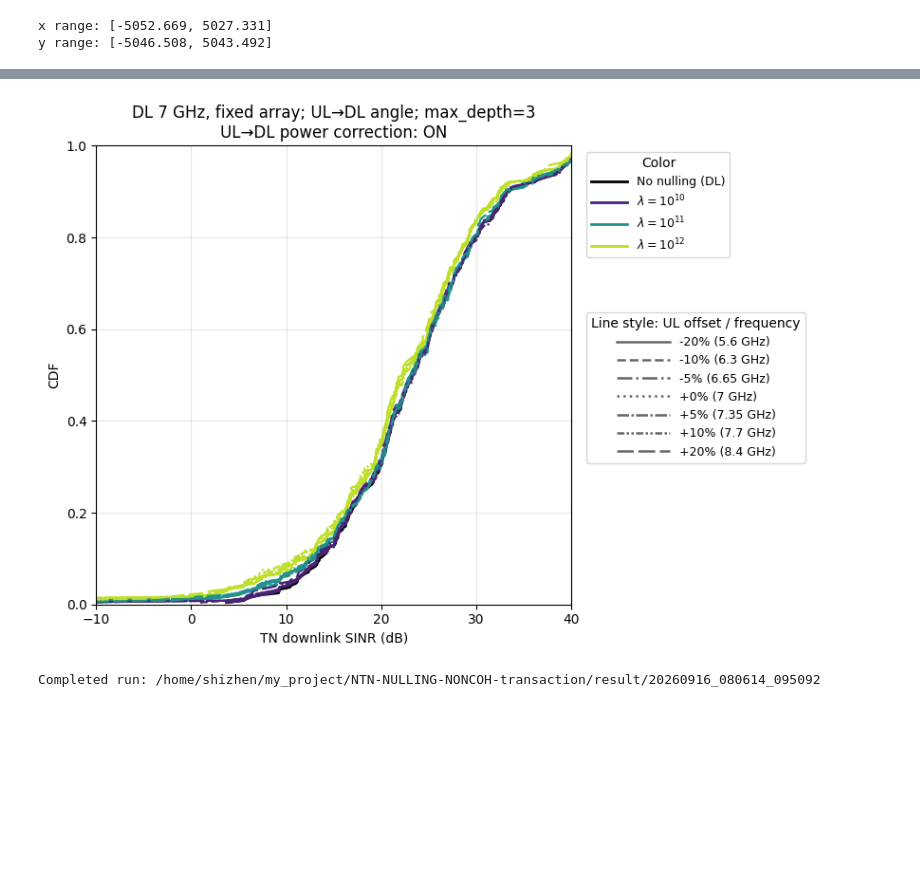
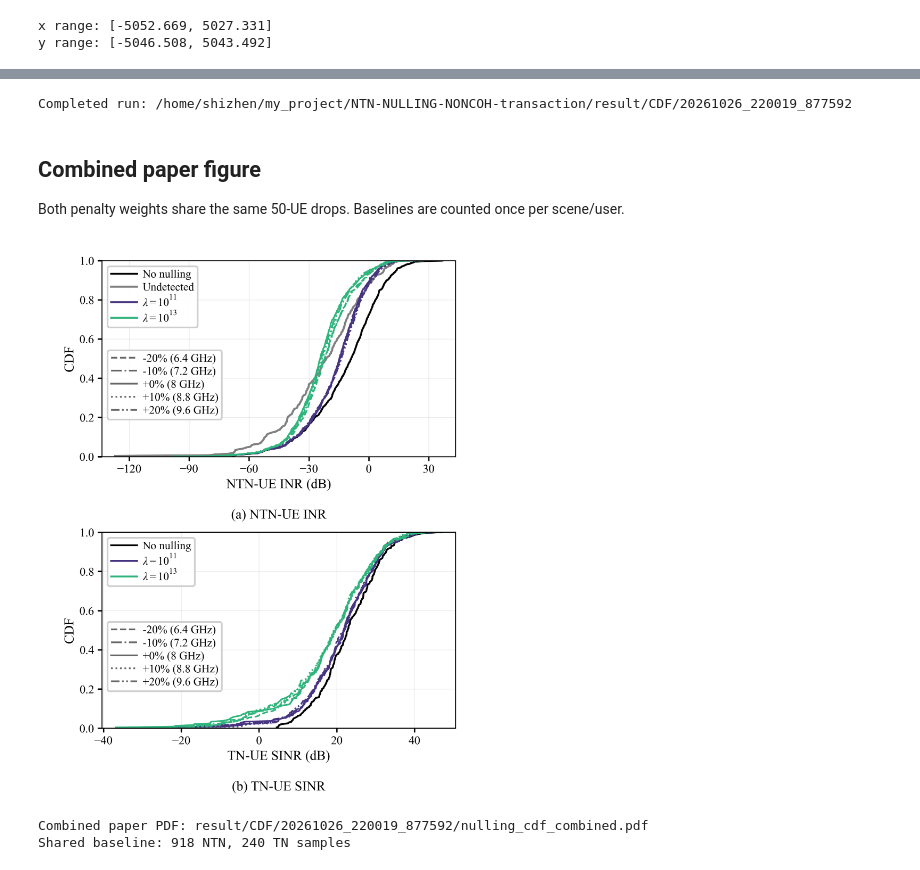
Before and after one commit to Shizhen-Jia/NTN-NULLING-NONCOH-transaction, a Jupyter notebook: Nulling_CDF_SectorDrop.ipynb, the cells around one changed output, grey strips where cells are left out. Drawn from its saved outputs; the diff is of its cells as text; code cells hidden in the pictures; blank space fills up the shorter version.

```diff
--- a/Nulling_CDF_SectorDrop.ipynb
+++ b/Nulling_CDF_SectorDrop.ipynb
@@ -112,7 +113,7 @@ x range: [-5052.669, 5027.331]
 y range: [-5046.508, 5043.492]
 # %%
 # Geometry and deployment
-ntn_rx =20
+ntn_rx = 50
 tn_rx = 12
 bs_row = 2
 bs_col = 2
@@ -136,13 +137,14 @@ azimuth = float(satellite_azimuth_range_deg[0])
 elevation = float(satellite_elevation_range_deg[0])
 
 # Carrier and array configuration
-f_dl = 7e9
+f_dl = 8e9
 fc = f_dl  # Existing path API: always trace the reference scene at DL.
-ul_frequency_percentages = [-20.0, -10.0, -5.0, 0.0, 5.0, 10.0, 20.0]
+ul_frequency_percentages = [-20.0, -10.0, 0.0, 10.0, 20.0]
 ul_to_dl_mode = "angle"  # "angle": UL angles -> DL steering; "raw": reuse UL vectors.
 ul_dl_power_correction = True  # On: g_DL_hat = g_UL_hat * (f_UL/f_DL)**2; False: original weights.
 plot_oracle = False  # Add frequency-independent true-DL reference curves if desired.
 plot_snr = False
+undetected_reference_ul_percentage = 0.0  # Single pre-nulling curve; co-frequency detection.
 ul_frequency_percentages = ncu.validate_ul_frequency_percentages(ul_frequency_percentages)
 ul_frequencies_hz = f_dl * (1 + np.asarray(ul_frequency_percentages) / 100)
 bs_element_spacing_m = 299792458.0 / (2 * f_dl)
@@ -164,7 +166,7 @@ multipath_diffuse_reflection = False  # Requires suitable nonzero material scatt
 multipath_diffraction = False
 multipath_samples_per_src = 100_000
 multipath_max_num_paths_per_src = 100_000
-multipath_solver_seed = 42
+multipath_solver_seed = 3109213247
 
 # Estimation uses overlapping subarrays; DL transmission still uses the full 8x8 array.
 music_spatial_smoothing = True  # False: unsmoothed MUSIC comparison, still using coherent data.
@@ -224,7 +226,7 @@ N0_sigma_handheld = 10 ** ((EkT + NF_bs - 30) / 10) / Tx_power_handheld / preamb
 # lambda_ranges = [1e1, 1e2, 1e3]
 lambda_ranges = None
 # lambda_ranges_music_est = [1e10*2, 1e10*5, 1e10*8]
-lambda_ranges_music_est = [1e10, 1e11, 1e12]
+lambda_ranges_music_est = [1e11, 1e13]
 lambda_ranges_music_real = lambda_ranges_music_est
 max_detected_b_terms = "all"
 snr_threshold = -6
@@ -262,9 +264,9 @@ music_covariance_mode = "analytic"
 music_num_snapshots = 800
 music_noise_var = N0_bs / Tx_power  # Legacy normalized sensing SNR; use Tx_power_handheld for 23 dBm UL.
 # music_noise_var = 0
-music_rng_seed = 20260910
-position_rng_seed = 20260908
-satellite_rng_seed = 20260909
+music_rng_seed = 2539893579
+position_rng_seed = 2884179895
+satellite_rng_seed = 1367503438
 music_source_estimation = "rank"
 # music_source_estimation = "mdl"
 # music_source_estimation = "energy"
@@ -373,7 +375,7 @@ importlib.reload(nmd)
 import nulling_cdf_utils as ncu
 importlib.reload(ncu)
 
-result_dir = reporting.create_run_directory()
+result_dir = reporting.create_run_directory("result/CDF")
 
 compute_positions_kwargs_mc = dict(
     ntn_rx=ntn_rx,
@@ -477,6 +479,10 @@ multipath_music_kwargs_mc = dict(
 # run_config = dict(scene_variant="sector_drop_fdd", scene_path="Denver_scene/10kmwithfigure/10km.xml",
 run_config = dict(scene_variant="sector_drop_fdd", scene_path="Denver_scene/10kmwithfigure/scenes/flat/scene.xml",
                   plot_snr=plot_snr, f_dl=f_dl,
+                  paper_figure=dict(width_inches=3.5, height_inches=2.15, font_family="Times New Roman",
+                                    font_dir="result/CDF/fonts", title=False, legends="inside"),
+                  undetected_reference_ul_percentage=undetected_reference_ul_percentage,
+                  undetected_inr_definition="pre-nulling, no detected path at any BS at reference UL; nonzero RT link and positive linear INR",
                   max_depth=max_depth, multipath_music=multipath_music_kwargs_mc,
                   channel_time_index=0, channel_frequency_offset_hz=0,
                   channel_model="coherent narrowband at carrier",
@@ -552,6 +558,8 @@ with reporting.capture_run_log(result_dir):
         for lambda_ in case["lambda_ranges_music_est"]:
             print(f"  lambda={lambda_:g}: INR={case['est_inr_db'][lambda_].size}, "
                   f"SINR={case['est_sinr_db'][lambda_].size}")
+    print(f"Undetected reference curve: UL {undetected_reference_ul_percentage:+g}%, "
+          f"{results_by_percentage[undetected_reference_ul_percentage]['raw_undetected_inr_db'].size} samples")
     print(f"Estimated curves per CDF: {nulling_cdf_results['num_estimated_curves']}")
     print(f"Metrics saved to: {metrics_path}")
 
@@ -662,11 +711,27 @@ if plot_snr:
     )
 # %%
 sinr_fig, sinr_ax = plot_frequency_sweep_cdf(
-    "sinr", "TN downlink SINR (dB)", (-10, 40), "nulling_tn_sinr_cdf",
+    "sinr", "TN downlink SINR (dB)", None, "nulling_tn_sinr_cdf",
 )
 
 reporting.finish_run(result_dir)
 print(f"Completed run: {result_dir.resolve()}")
 # %% [output]
-[figure, removed]
-Completed run: /home/shizhen/my_project/NTN-NULLING-NONCOH-transaction/result/20260916_080614_095092
+Completed run: /home/shizhen/my_project/NTN-NULLING-NONCOH-transaction/result/CDF/20261026_220019_877592
+# %% [markdown]
+## Combined paper figure
+
+Both penalty weights share the same 50-UE drops. Baselines are counted once per scene/user.
+# %%
+# Preserve the accepted combined paper figure and a single shared baseline.
+from cdf_experiments.paper_figures import render
+from IPython.display import display, Image
+paper_summary = render(result_dir)
+display(Image(filename=str(result_dir / "nulling_cdf_combined.png"), width=500))
+print(f"Combined paper PDF: {result_dir / 'nulling_cdf_combined.pdf'}")
+print(f"Shared baseline: {paper_summary['baseline']['inr']['count']} NTN, "
+      f"{paper_summary['baseline']['sinr']['count']} TN samples")
+# %% [output]
+[figure, added]
+Combined paper PDF: result/CDF/20261026_220019_877592/nulling_cdf_combined.pdf
+Shared baseline: 918 NTN, 240 TN samples
```
Also changed, not shown: parts of 5 cells of this notebook, 37 other files.
